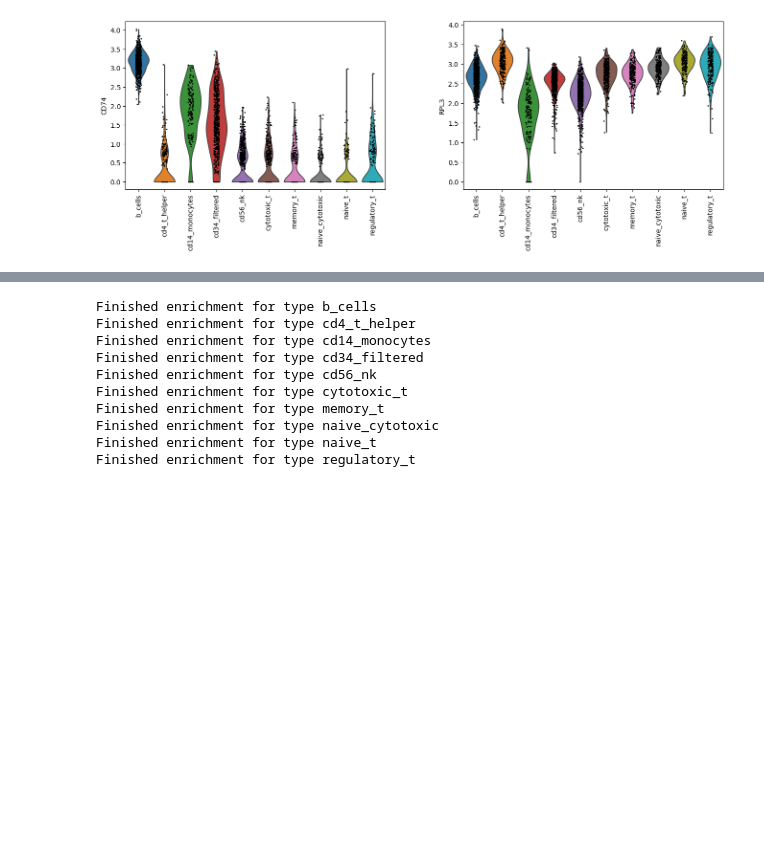
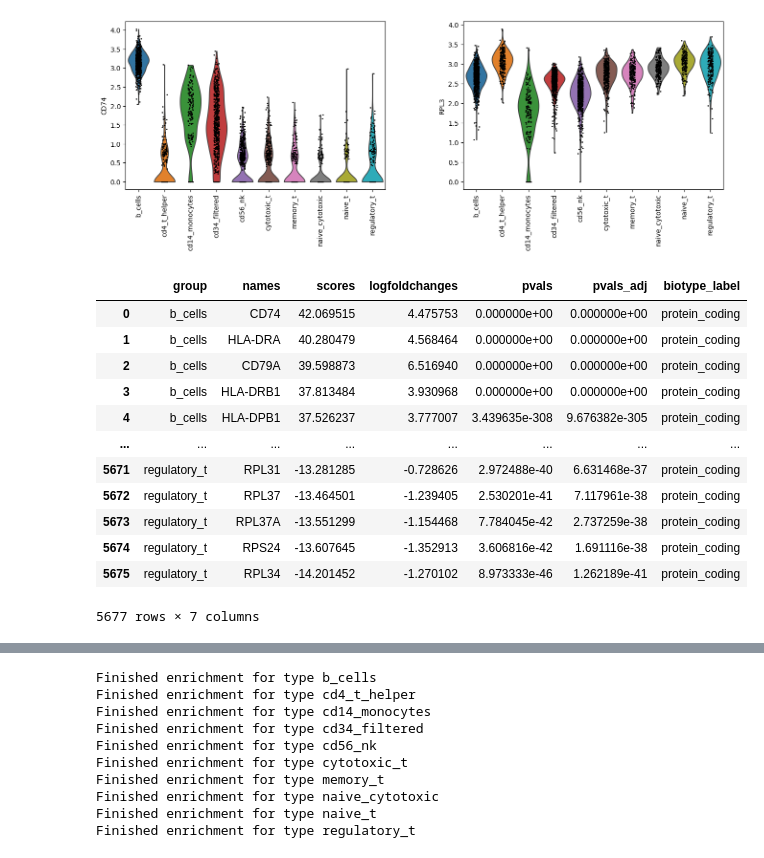
Before and after one commit to GeorgakilasLab/bMINTY, a Jupyter notebook: test_data/pbmc/example_bminty.ipynb, the cells around one changed output, grey strips where cells are left out. Cells and saved outputs as stored; diff of their text form; code cells hidden in the pictures; blank space fills up the shorter version.

```diff
--- a/test_data/pbmc/example_bminty.ipynb
+++ b/test_data/pbmc/example_bminty.ipynb
@@ -170,3 +200,25 @@ degs
 sc.pl.violin(adata, ["CD74", "RPL3"], groupby="cell_type",rotation=90,size=2)
 # %% [output]
 [figure]
+# %%
+degs_biotypes = degs.merge(
+    df_genes[['biotype_label']],
+    left_on='names',
+    right_index=True,
+    how='left'
+)
+degs_biotypes
+# %% [output]
+|  | group | names | scores | logfoldchanges | pvals | pvals_adj | biotype_label |
+| 0 | b_cells | CD74 | 42.069515 | 4.475753 | 0.000000e+00 | 0.000000e+00 | protein_coding |
+| 1 | b_cells | HLA-DRA | 40.280479 | 4.568464 | 0.000000e+00 | 0.000000e+00 | protein_coding |
+| 2 | b_cells | CD79A | 39.598873 | 6.516940 | 0.000000e+00 | 0.000000e+00 | protein_coding |
+| 3 | b_cells | HLA-DRB1 | 37.813484 | 3.930968 | 0.000000e+00 | 0.000000e+00 | protein_coding |
+| 4 | b_cells | HLA-DPB1 | 37.526237 | 3.777007 | 3.439635e-308 | 9.676382e-305 | protein_coding |
+| ... | ... | ... | ... | ... | ... | ... | ... |
+| 5671 | regulatory_t | RPL31 | -13.281285 | -0.728626 | 2.972488e-40 | 6.631468e-37 | protein_coding |
+| 5672 | regulatory_t | RPL37 | -13.464501 | -1.239405 | 2.530201e-41 | 7.117961e-38 | protein_coding |
+| 5673 | regulatory_t | RPL37A | -13.551299 | -1.154468 | 7.784045e-42 | 2.737259e-38 | protein_coding |
+| 5674 | regulatory_t | RPS24 | -13.607645 | -1.352913 | 3.606816e-42 | 1.691116e-38 | protein_coding |
+| 5675 | regulatory_t | RPL34 | -14.201452 | -1.270102 | 8.973333e-46 | 1.262189e-41 | protein_coding |
+5677 rows × 7 columns
```
Also changed, not shown: parts of 12 cells of this notebook.
